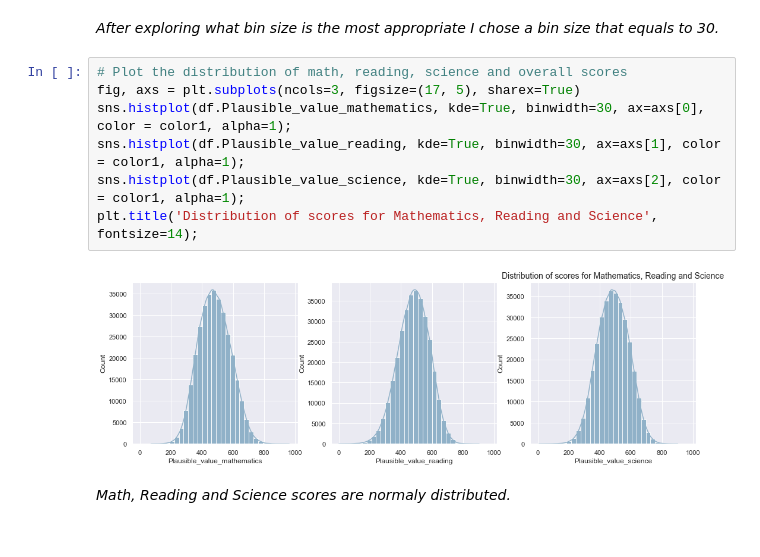
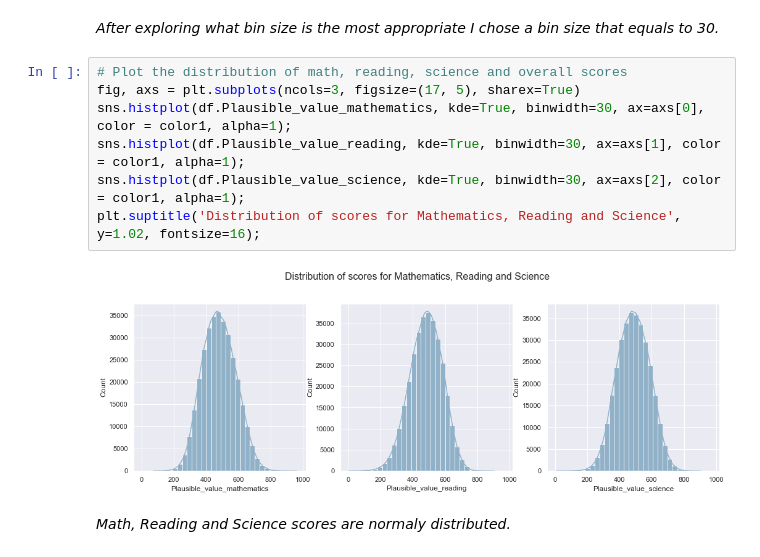
Before and after one commit to AndrejaCH/Exploratory_and_Explanatory_Visualizations, a Jupyter notebook: Data_Exploration.ipynb, the cells around one changed output. Cells and saved outputs as stored; diff of their text form.

```diff
--- a/Data_Exploration.ipynb
+++ b/Data_Exploration.ipynb
@@ -587,12 +573,12 @@ plt.title('Distribution of scores in diferent bin sizes', fontsize=14);
 # %%
 # Plot the distribution of math, reading, science and overall scores
 fig, axs = plt.subplots(ncols=3, figsize=(17, 5), sharex=True)
 sns.histplot(df.Plausible_value_mathematics, kde=True, binwidth=30, ax=axs[0], color = color1, alpha=1);
 sns.histplot(df.Plausible_value_reading, kde=True, binwidth=30, ax=axs[1], color = color1, alpha=1);
 sns.histplot(df.Plausible_value_science, kde=True, binwidth=30, ax=axs[2], color = color1, alpha=1);
-plt.title('Distribution of scores for Mathematics, Reading and Science', fontsize=14);
+plt.suptitle('Distribution of scores for Mathematics, Reading and Science', y=1.02, fontsize=16);
 # %% [output]
-[figure, old version]
+[figure, new version]
 # %% [markdown]
 *Math, Reading and Science scores are normaly distributed.*
 # %% [markdown]
```
Also changed, not shown: parts of 83 cells of this notebook.
